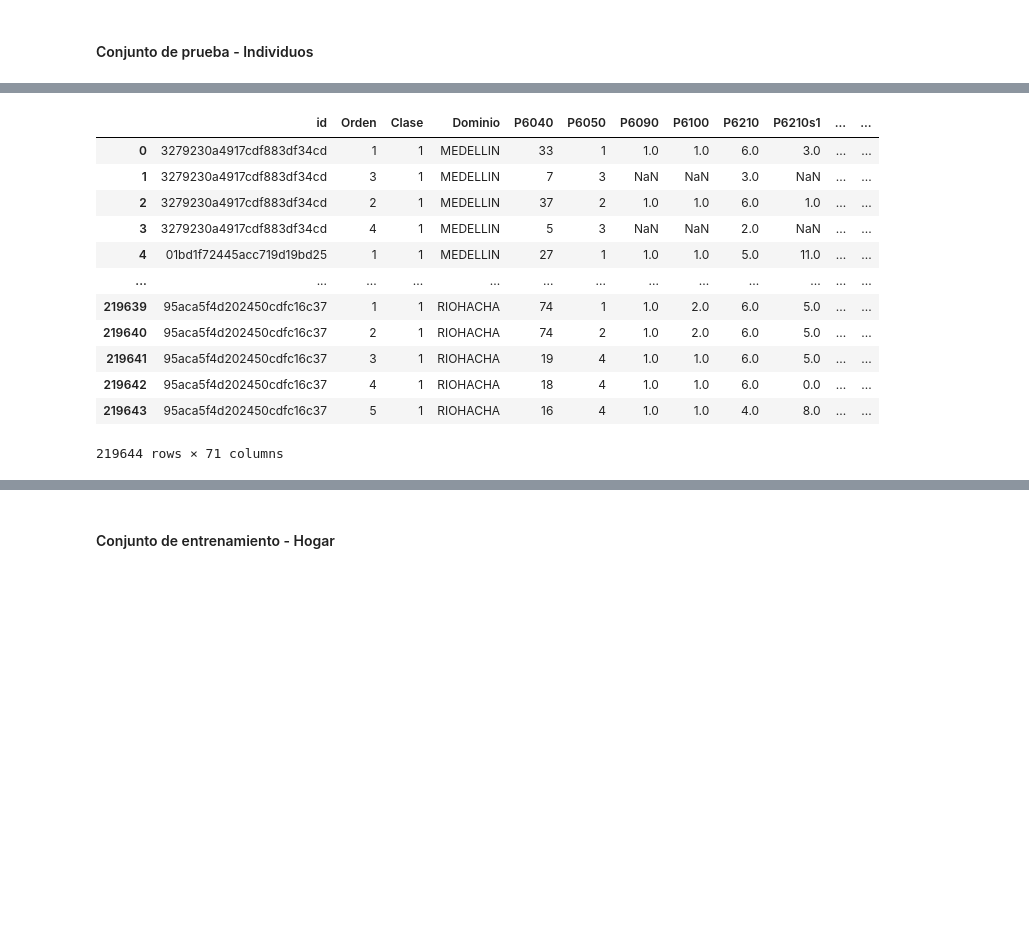
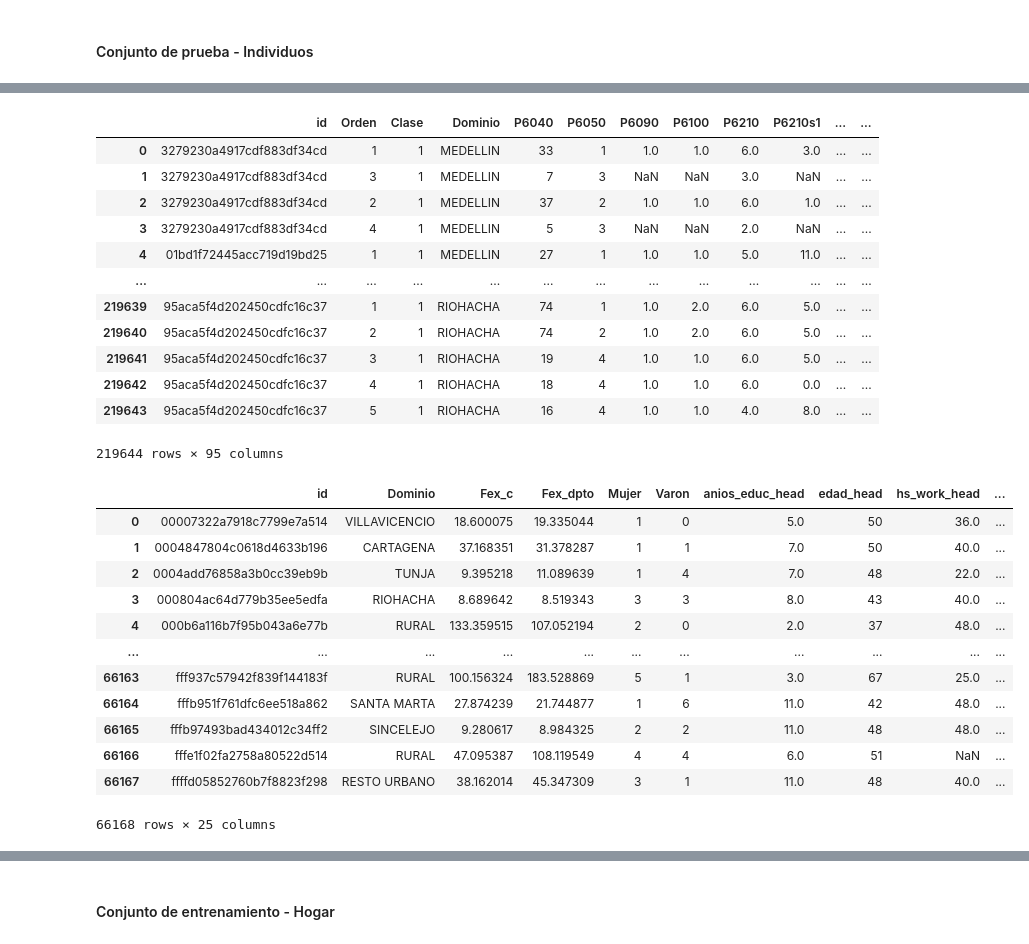
Before and after one commit to milagrosonofri/Problem_Set_2, a Jupyter notebook: scripts/1_Working_data.ipynb, the cells around one changed output, grey strips where cells are left out. Saved outputs shown, nothing was run; the diff lists cells and outputs as text; code cells hidden in the pictures; blank space fills up the shorter version.

Commit message:
Se suben scripts listos para pulir

```diff
--- a/scripts/1_Working_data.ipynb
+++ b/scripts/1_Working_data.ipynb
@@ -255,13 +296,22 @@ test_set_ind_2['ing_capital'] = test_set_ind_2['P7495'].apply(lambda x: 1 if x =
 # %%
-# Me quedo con la máxima cantidad de años de educación del jefe de hogar
+# Nos quedamos con la máxima cantidad de años de educación del jefe de hogar
 
 test_set_head = test_set_ind_2[test_set_ind_2['P6050'] == 1]
 
-test_set_head = test_set_head[['id','P6210s1','P6800','subsidio','P6040']]
+# Guardar las dummies del jefe de hogar junto con otras columnas relevantes
+columns_to_keep = ['id', 'P6210s1', 'P6800', 'subsidio', 'P6040'] + dummy_columns
+test_set_head = test_set_head[columns_to_keep]
 
-test_set_head = test_set_head.rename(columns={'P6210s1':'anios_educ_head','P6800':'hs_work_head',
-                                                'subsidio':'subsidio_head', 'P6040':'edad_head'})
+# Renombrar las columnas para indicar que pertenecen al jefe de hogar
+test_set_head = test_set_head.rename(columns={
+    'P6210s1': 'anios_educ_head',
+    'P6800': 'hs_work_head',
+    'subsidio': 'subsidio_head',
+    'P6040': 'edad_head',
+    **{col: f"{col}_head" for col in dummy_columns}  # Renombrar dummies para jefe de hogar
+})
 
+# Hacer el merge con train_set_ind_2 para agregar las variables del jefe de hogar
 test_set_ind_2 = test_set_ind_2.merge(test_set_head, how='left', on='id')
 
 test_set_ind_2
@@ -278,5 +328,45 @@ test_set_ind_2
 | 219641 | 95aca5f4d202450cdfc16c37 | 3 | 1 | RIOHACHA | 19 | 4 | 1.0 | 1.0 | 6.0 | 5.0 | ... | ... |
 | 219642 | 95aca5f4d202450cdfc16c37 | 4 | 1 | RIOHACHA | 18 | 4 | 1.0 | 1.0 | 6.0 | 0.0 | ... | ... |
 | 219643 | 95aca5f4d202450cdfc16c37 | 5 | 1 | RIOHACHA | 16 | 4 | 1.0 | 1.0 | 4.0 | 8.0 | ... | ... |
-219644 rows × 71 columns
+219644 rows × 95 columns
+# %%
+# Identificamos las columnas dummy del jefe de hogar
+dummy_columns_head = [col for col in test_set_ind_2.columns if col.startswith('oficio_') and col.endswith('_head')]
+
+# Crear la tabla pivot
+test_set_ind_group = pd.pivot_table(
+    data=test_set_ind_2,
+    values=['Varon', 'Mujer', 'subsidio', 'infancia', 'ing_capital',
+            'anios_educ_head', 'hs_work_head', 'subsidio_head', 'edad_head'] + dummy_columns_head,
+    index=['id', 'Dominio', 'Fex_c', 'Fex_dpto'],
+    aggfunc={
+        'Varon': 'sum',     # Número total de hombres
+        'Mujer': 'sum',     # Número total de mujeres
+        'subsidio': 'mean', # Promedio de individuos con subsidio
+        'infancia': 'sum',  # Número total de individuos en infancia
+        'ing_capital': 'first',  # Primer valor de ingreso por capital (único para jefe)
+        'anios_educ_head': 'first',  # Primer valor de educación del jefe
+        'hs_work_head': 'first',     # Primer valor de horas trabajadas por el jefe
+        'subsidio_head': 'first',    # Primer valor del subsidio del jefe
+        'edad_head': 'first',        # Primer valor de edad del jefe
+        **{col: 'first' for col in dummy_columns_head}  # Usar 'first' para las dummies del jefe
+    }
+).reset_index()
+
+# Verificamos el resultado
+test_set_ind_group
+# %% [output]
+|  | id | Dominio | Fex_c | Fex_dpto | Mujer | Varon | anios_educ_head | edad_head | hs_work_head | ... |
+| 0 | 00007322a7918c7799e7a514 | VILLAVICENCIO | 18.600075 | 19.335044 | 1 | 0 | 5.0 | 50 | 36.0 | ... |
+| 1 | 0004847804c0618d4633b196 | CARTAGENA | 37.168351 | 31.378287 | 1 | 1 | 7.0 | 50 | 40.0 | ... |
+| 2 | 0004add76858a3b0cc39eb9b | TUNJA | 9.395218 | 11.089639 | 1 | 4 | 7.0 | 48 | 22.0 | ... |
+| 3 | 000804ac64d779b35ee5edfa | RIOHACHA | 8.689642 | 8.519343 | 3 | 3 | 8.0 | 43 | 40.0 | ... |
+| 4 | 000b6a116b7f95b043a6e77b | RURAL | 133.359515 | 107.052194 | 2 | 0 | 2.0 | 37 | 48.0 | ... |
+| ... | ... | ... | ... | ... | ... | ... | ... | ... | ... | ... |
+| 66163 | fff937c57942f839f144183f | RURAL | 100.156324 | 183.528869 | 5 | 1 | 3.0 | 67 | 25.0 | ... |
+| 66164 | fffb951f761dfc6ee518a862 | SANTA MARTA | 27.874239 | 21.744877 | 1 | 6 | 11.0 | 42 | 48.0 | ... |
+| 66165 | fffb97493bad434012c34ff2 | SINCELEJO | 9.280617 | 8.984325 | 2 | 2 | 11.0 | 48 | 48.0 | ... |
+| 66166 | fffe1f02fa2758a80522d514 | RURAL | 47.095387 | 108.119549 | 4 | 4 | 6.0 | 51 | NaN | ... |
+| 66167 | ffffd05852760b7f8823f298 | RESTO URBANO | 38.162014 | 45.347309 | 3 | 1 | 11.0 | 48 | 40.0 | ... |
+66168 rows × 25 columns
 # %%
```
Also changed, not shown: parts of 10 cells of this notebook, 11 other files.
